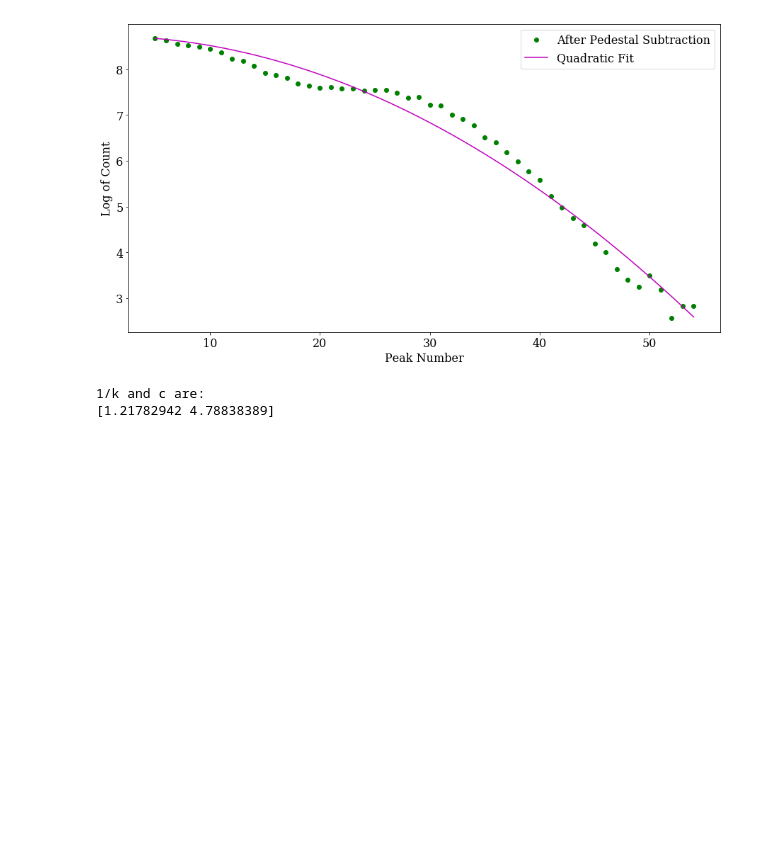
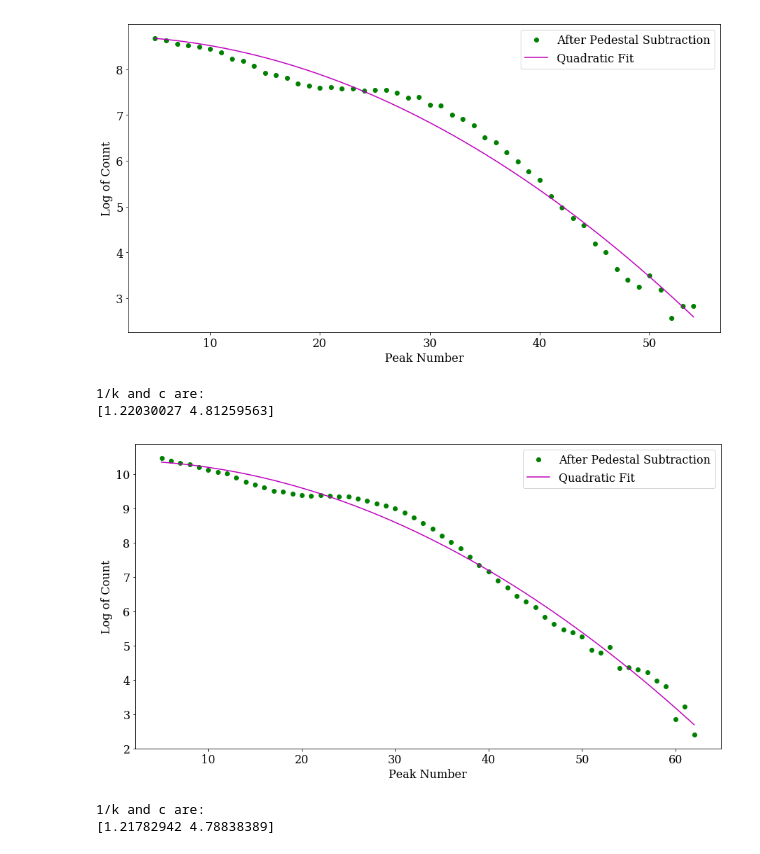
Before and after one commit to Keane-Tan/HCAL_Raddam_Tiles, a Jupyter notebook: Function_Fitting_to_Calculate_Radiation_Damage.ipynb, the cells around one changed output. Cells and saved outputs as stored; diff of their text form; code cells hidden in the pictures; blank space fills up the shorter version.

Commit message:
added the point for Tile 18

```diff
--- a/Function_Fitting_to_Calculate_Radiation_Damage.ipynb
+++ b/Function_Fitting_to_Calculate_Radiation_Damage.ipynb
@@ -115,6 +115,26 @@ Fit(data,data2,peak1,gain1)
 a and b are:
 [-2.10417914e-03  8.72455958e+00]
 [figure]
+# %%
+# Tile 18
+
+data = np.genfromtxt("/home/keane/Keane/SummerResearch2018/radtest/After_Cleaning_SiPM/18_1_Jul18.Spe",delimiter=" ",names=['counts'],skip_header=12,skip_footer=15)
+data2 = np.genfromtxt("/home/keane/Keane/SummerResearch2018/radtest/After_Cleaning_SiPM/18_0_Jul18.Spe",delimiter=" ",names=['counts'],skip_header=12,skip_footer=15)
+
+peak1 = np.array([  38,   91,  146,  205,  266,  324,  383,  439,  500,  560,  619,  674,  735,  798,
+  853,  911,  971, 1029, 1088, 1147])
+
+gain1 = 58.88
+
+def func(x,p,c):
+        return np.sqrt(1/(2*p))*((-2.104e-03)*(p*x)**2+(8.725))+c
+
+print ("1/k and c are:")
+Fit(data,data2,peak1,gain1)
+# %% [output]
+1/k and c are:
+[1.22030027 4.81259563]
+[figure, added]
 # %%
 # Tile 19
 
```
Also changed, not shown: parts of 2 cells of this notebook.
